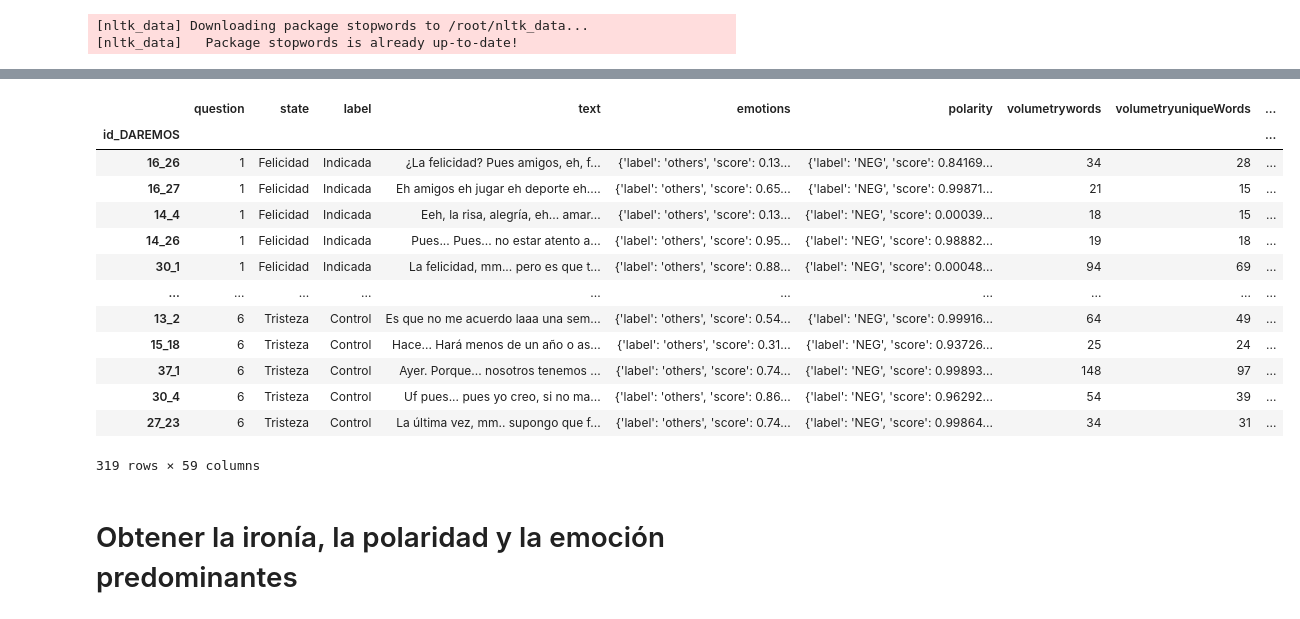
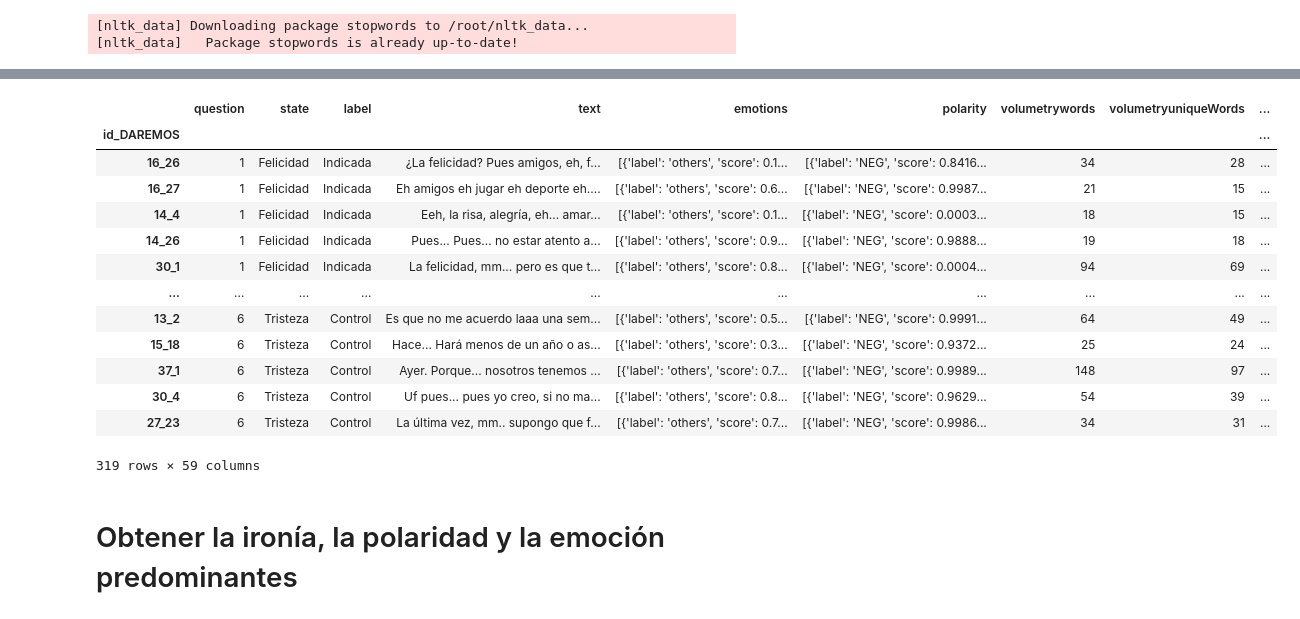
Before and after one commit to sinai-uja/textflow, a Jupyter notebook: Examples/AnalyzeADataframe.ipynb, the cells around one changed output, grey strips where cells are left out. Cells and saved outputs as stored; diff of their text form; code cells hidden in the pictures.

```diff
--- a/Examples/AnalyzeADataframe.ipynb
+++ b/Examples/AnalyzeADataframe.ipynb
@@ -95,36 +107,36 @@ for s in listSequence:
 # %%
 
 labels = ["volumetry","stylometry","POS","polarity","lemmas","emotions","complexity","NER","ironity","emoji","n-grams"]
 
 dicTotal = {'emotions': [],'polarity': [],'volumetrywords': [], 'volumetryuniqueWords': [], 'volumetrychars': [], 'volumetryavgWordsLen': [],'stylometryuniqueWords': [], 'stylometryTTR': [], 'stylometryRTTR': [], 'stylometryHerdan': [], 'stylometryMass': [],'stylometrySomers': [], 'stylometryDugast': [], 'stylometryHonore': [],'stylometryFreqStopWords':[],'stylometryFreqPuntuationMarks': [], 'stylometryFreqWords': [],'POSsrcPOS':[],'POSFreqPOS':[],'lemmassrclemmas': [],'lemmasuniqueLemmas': [], 'lemmasavgLemmas': [],'complexitynSentences': [], 'complexitynComplexSentence': [], 'complexityavglenSentence': [], 'complexitynPuntuationMarks': [], 'complexitynWords': [], 'complexitynRareWords': [], 'complexitynSyllabes': [], 'complexitynChar': [],'complexityILFW': [], 'complexityLDI': [], 'complexityLC': [], 'complexitySSR': [], 'complexitySCI': [], 'complexityARI': [],'complexityhuerta': [], 'complexityIFSZ': [], 'complexitypolini': [], 'complexitymu': [], 'complexityminage': [], 'complexitySOL': [], 'complexitycrawford': [], 'complexitymin_depth': [], 'complexitymax_depth': [], 'complexitymean_depth': [],'ironity':[],"NERsrcNER" : [],'NERentidades' : [],'NERfreqEntidades': [],'emojiTextWithoutEmoji': [],'emojiFreqEmoji': [],'emojiNumEmojis': [],'n-gramsn-grams': [],'n-gramsfreqN-Grams': []}
 
 for seq in listSequence:
   for l in seq.metadata:
     if l in labels:
       if l == "polarity" or l == "emotions" or l == "ironity":
-        dicTotal[l].append(seq.metadata[l][0][0])
+        dicTotal[l].append(seq.metadata[l][0])
       else:
         for key in seq.metadata[l][0]:
           dicTotal[str(l+key)].append(seq.metadata[l][0][key])
 
 for k in dicTotal:
   df[str(k)] = dicTotal[k]
 
 df
 # %% [output]
 |  | question | state | label | text | emotions | polarity | volumetrywords | volumetryuniqueWords | ... |
 | id_DAREMOS |  |  |  |  |  |  |  |  | ... |
-| 16_26 | 1 | Felicidad | Indicada | ¿La felicidad? Pues amigos, eh, f... | {'label': 'others', 'score': 0.13... | {'label': 'NEG', 'score': 0.84169... | 34 | 28 | ... |
-| 16_27 | 1 | Felicidad | Indicada | Eh amigos eh jugar eh deporte eh.... | {'label': 'others', 'score': 0.65... | {'label': 'NEG', 'score': 0.99871... | 21 | 15 | ... |
-| 14_4 | 1 | Felicidad | Indicada | Eeh, la risa, alegría, eh... amar... | {'label': 'others', 'score': 0.13... | {'label': 'NEG', 'score': 0.00039... | 18 | 15 | ... |
-| 14_26 | 1 | Felicidad | Indicada | Pues... Pues... no estar atento a... | {'label': 'others', 'score': 0.95... | {'label': 'NEG', 'score': 0.98882... | 19 | 18 | ... |
-| 30_1 | 1 | Felicidad | Indicada | La felicidad, mm... pero es que t... | {'label': 'others', 'score': 0.88... | {'label': 'NEG', 'score': 0.00048... | 94 | 69 | ... |
+| 16_26 | 1 | Felicidad | Indicada | ¿La felicidad? Pues amigos, eh, f... | [{'label': 'others', 'score': 0.1... | [{'label': 'NEG', 'score': 0.8416... | 34 | 28 | ... |
+| 16_27 | 1 | Felicidad | Indicada | Eh amigos eh jugar eh deporte eh.... | [{'label': 'others', 'score': 0.6... | [{'label': 'NEG', 'score': 0.9987... | 21 | 15 | ... |
+| 14_4 | 1 | Felicidad | Indicada | Eeh, la risa, alegría, eh... amar... | [{'label': 'others', 'score': 0.1... | [{'label': 'NEG', 'score': 0.0003... | 18 | 15 | ... |
+| 14_26 | 1 | Felicidad | Indicada | Pues... Pues... no estar atento a... | [{'label': 'others', 'score': 0.9... | [{'label': 'NEG', 'score': 0.9888... | 19 | 18 | ... |
+| 30_1 | 1 | Felicidad | Indicada | La felicidad, mm... pero es que t... | [{'label': 'others', 'score': 0.8... | [{'label': 'NEG', 'score': 0.0004... | 94 | 69 | ... |
 | ... | ... | ... | ... | ... | ... | ... | ... | ... | ... |
-| 13_2 | 6 | Tristeza | Control | Es que no me acuerdo laaa una sem... | {'label': 'others', 'score': 0.54... | {'label': 'NEG', 'score': 0.99916... | 64 | 49 | ... |
-| 15_18 | 6 | Tristeza | Control | Hace... Hará menos de un año o as... | {'label': 'others', 'score': 0.31... | {'label': 'NEG', 'score': 0.93726... | 25 | 24 | ... |
-| 37_1 | 6 | Tristeza | Control | Ayer. Porque... nosotros tenemos ... | {'label': 'others', 'score': 0.74... | {'label': 'NEG', 'score': 0.99893... | 148 | 97 | ... |
-| 30_4 | 6 | Tristeza | Control | Uf pues... pues yo creo, si no ma... | {'label': 'others', 'score': 0.86... | {'label': 'NEG', 'score': 0.96292... | 54 | 39 | ... |
-| 27_23 | 6 | Tristeza | Control | La última vez, mm.. supongo que f... | {'label': 'others', 'score': 0.74... | {'label': 'NEG', 'score': 0.99864... | 34 | 31 | ... |
+| 13_2 | 6 | Tristeza | Control | Es que no me acuerdo laaa una sem... | [{'label': 'others', 'score': 0.5... | [{'label': 'NEG', 'score': 0.9991... | 64 | 49 | ... |
+| 15_18 | 6 | Tristeza | Control | Hace... Hará menos de un año o as... | [{'label': 'others', 'score': 0.3... | [{'label': 'NEG', 'score': 0.9372... | 25 | 24 | ... |
+| 37_1 | 6 | Tristeza | Control | Ayer. Porque... nosotros tenemos ... | [{'label': 'others', 'score': 0.7... | [{'label': 'NEG', 'score': 0.9989... | 148 | 97 | ... |
+| 30_4 | 6 | Tristeza | Control | Uf pues... pues yo creo, si no ma... | [{'label': 'others', 'score': 0.8... | [{'label': 'NEG', 'score': 0.9629... | 54 | 39 | ... |
+| 27_23 | 6 | Tristeza | Control | La última vez, mm.. supongo que f... | [{'label': 'others', 'score': 0.7... | [{'label': 'NEG', 'score': 0.9986... | 34 | 31 | ... |
 319 rows × 59 columns
 # %%
 df.to_csv('transcript.csv')
```
Also changed, not shown: parts of 4 cells of this notebook, 1 other file.
